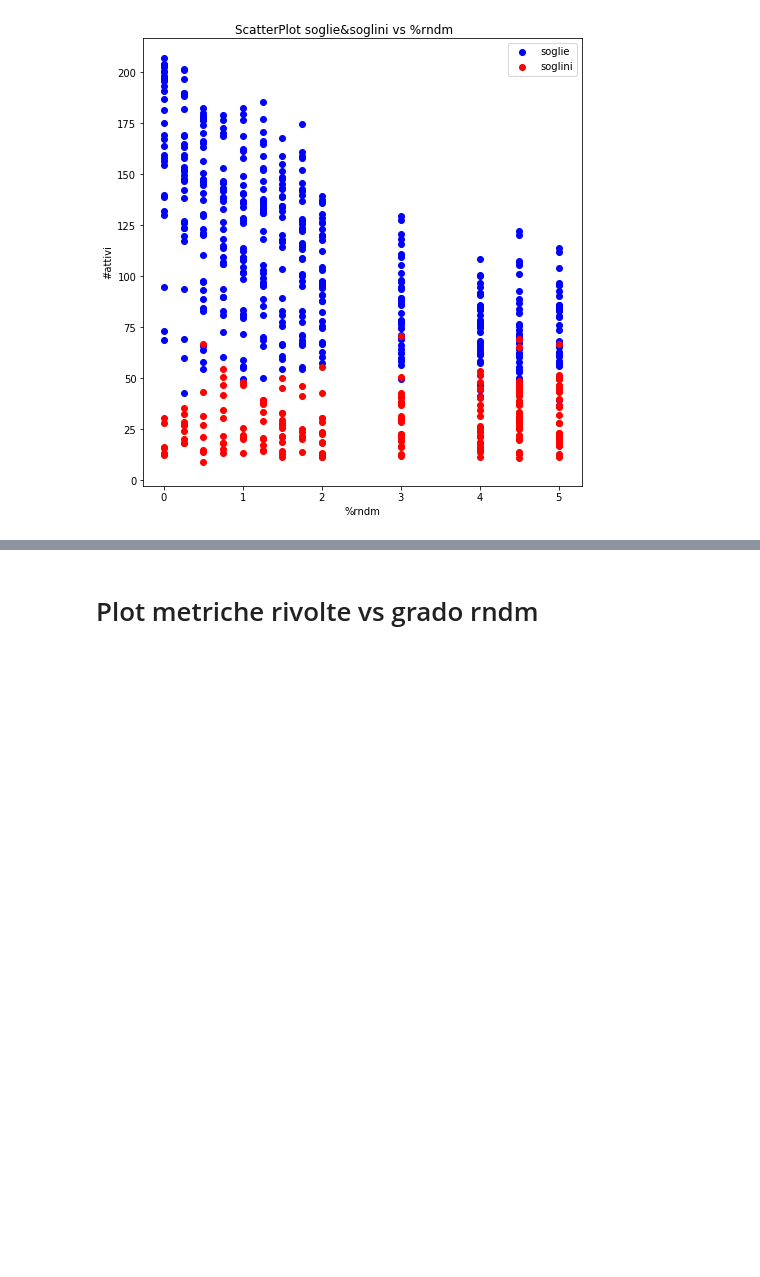
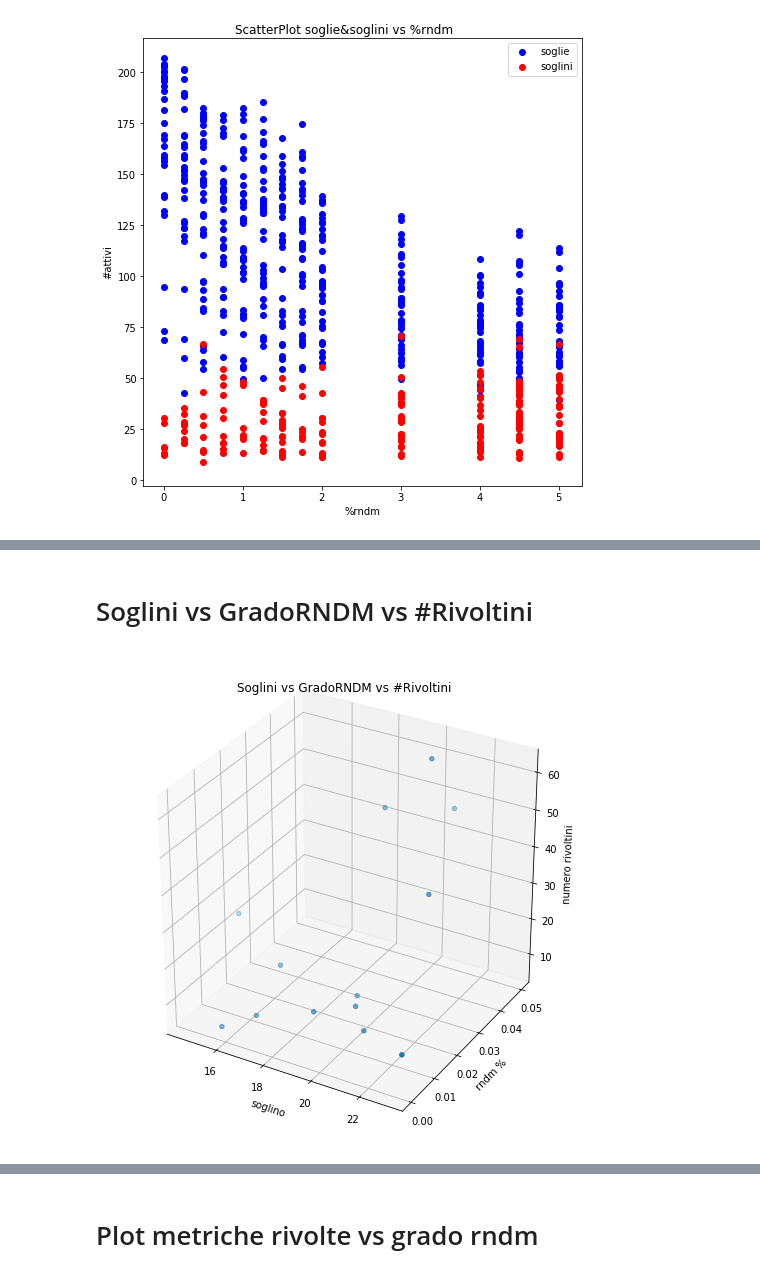
Before and after one commit to jackdeandrea/Econofisica, a Jupyter notebook: 00-correlazione_metriche_randomicita.ipynb, the cells around one changed output, grey strips where cells are left out. Drawn from its saved outputs; the diff is of its cells as text; code cells hidden in the pictures; blank space fills up the shorter version.

```diff
--- a/00-correlazione_metriche_randomicita.ipynb
+++ b/00-correlazione_metriche_randomicita.ipynb
@@ -353,0 +203,19 @@ plt.show()
+# %% [markdown]
+# Soglini vs GradoRNDM vs #Rivoltini
+# %%
+import matplotlib.pyplot as plt
+from mpl_toolkits.mplot3d import Axes3D
+
+fig = plt.figure(figsize=(7,7))
+ax = fig.add_subplot(111, projection='3d')
+ax.scatter(file[file.columns[3]], file[file.columns[0]], file[file.columns[-3]], depthshade=True)
+ax.set_xlabel(file.columns[3])
+ax.set_ylabel(file.columns[0])
+ax.set_zlabel(file.columns[-3])
+ax.set_title('Soglini vs GradoRNDM vs #Rivoltini')
+#ax.set_ybound(0,170)
+#ax.set_zbound(0,36)
+plt.tight_layout()
+plt.show()
+# %% [output]
+[figure, added]
```
Also changed, not shown: parts of 34 cells of this notebook.
